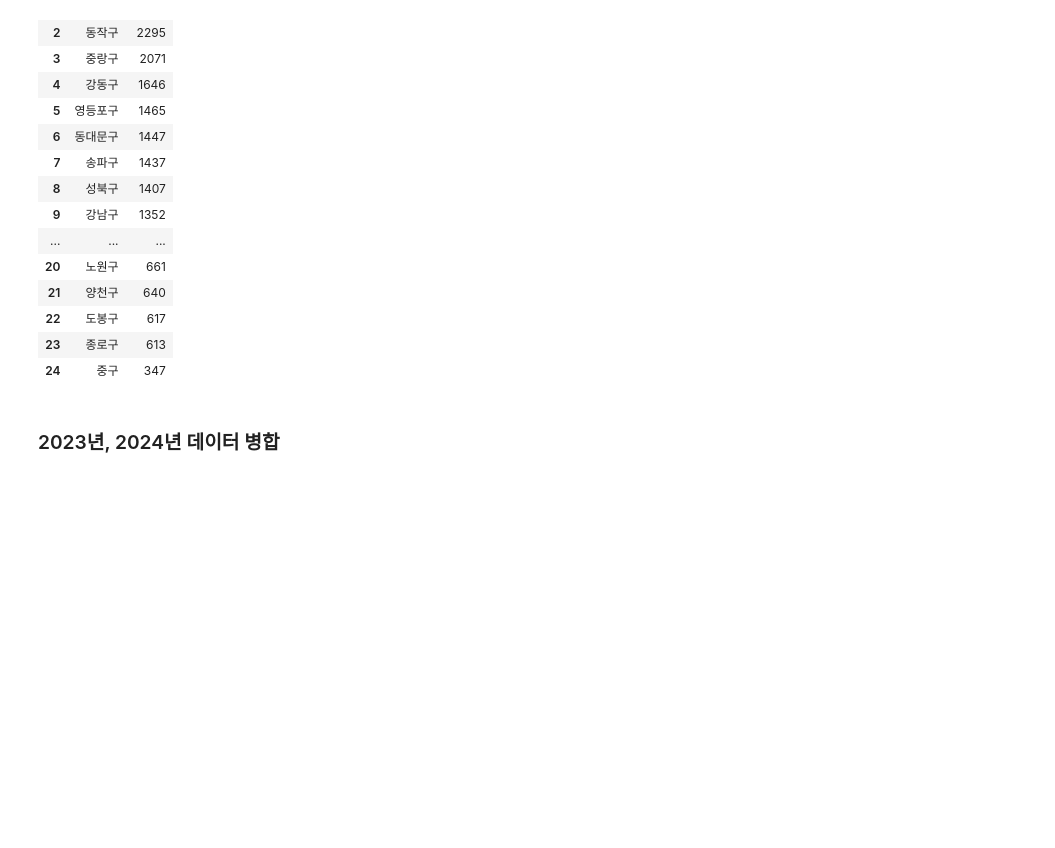
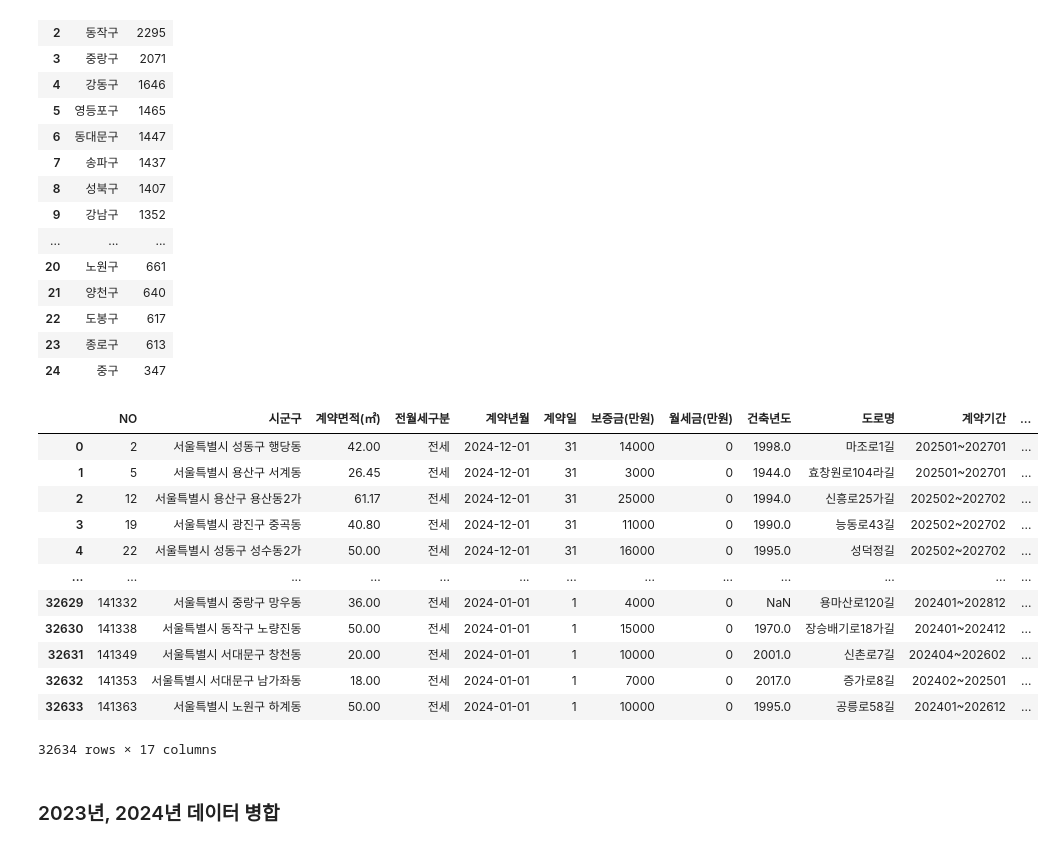
Before and after one commit to skqkrl/SDC_project, a Jupyter notebook: geumhui.ipynb, the cells around one changed output. Cells and saved outputs as stored; diff of their text form; code cells hidden in the pictures; blank space fills up the shorter version.

```diff
--- a/geumhui.ipynb
+++ b/geumhui.ipynb
@@ -318,3 +317,20 @@ multi_household_2024['구'].value_counts().reset_index()
 | 22 | 도봉구 | 617 |
 | 23 | 종로구 | 613 |
 | 24 | 중구 | 347 |
+# %%
+multi_household_2023
+multi_household_2024
+# %% [output]
+|  | NO | 시군구 | 계약면적(㎡) | 전월세구분 | 계약년월 | 계약일 | 보증금(만원) | 월세금(만원) | 건축년도 | 도로명 | 계약기간 | ... |
+| 0 | 2 | 서울특별시 성동구 행당동 | 42.00 | 전세 | 2024-12-01 | 31 | 14000 | 0 | 1998.0 | 마조로1길 | 202501~202701 | ... |
+| 1 | 5 | 서울특별시 용산구 서계동 | 26.45 | 전세 | 2024-12-01 | 31 | 3000 | 0 | 1944.0 | 효창원로104라길 | 202501~202701 | ... |
+| 2 | 12 | 서울특별시 용산구 용산동2가 | 61.17 | 전세 | 2024-12-01 | 31 | 25000 | 0 | 1994.0 | 신흥로25가길 | 202502~202702 | ... |
+| 3 | 19 | 서울특별시 광진구 중곡동 | 40.80 | 전세 | 2024-12-01 | 31 | 11000 | 0 | 1990.0 | 능동로43길 | 202502~202702 | ... |
+| 4 | 22 | 서울특별시 성동구 성수동2가 | 50.00 | 전세 | 2024-12-01 | 31 | 16000 | 0 | 1995.0 | 성덕정길 | 202502~202702 | ... |
+| ... | ... | ... | ... | ... | ... | ... | ... | ... | ... | ... | ... | ... |
+| 32629 | 141332 | 서울특별시 중랑구 망우동 | 36.00 | 전세 | 2024-01-01 | 1 | 4000 | 0 | NaN | 용마산로120길 | 202401~202812 | ... |
+| 32630 | 141338 | 서울특별시 동작구 노량진동 | 50.00 | 전세 | 2024-01-01 | 1 | 15000 | 0 | 1970.0 | 장승배기로18가길 | 202401~202412 | ... |
+| 32631 | 141349 | 서울특별시 서대문구 창천동 | 20.00 | 전세 | 2024-01-01 | 1 | 10000 | 0 | 2001.0 | 신촌로7길 | 202404~202602 | ... |
+| 32632 | 141353 | 서울특별시 서대문구 남가좌동 | 18.00 | 전세 | 2024-01-01 | 1 | 7000 | 0 | 2017.0 | 증가로8길 | 202402~202501 | ... |
+| 32633 | 141363 | 서울특별시 노원구 하계동 | 50.00 | 전세 | 2024-01-01 | 1 | 10000 | 0 | 1995.0 | 공릉로58길 | 202401~202612 | ... |
+32634 rows × 17 columns
```
Also changed, not shown: parts of 3 cells of this notebook.
